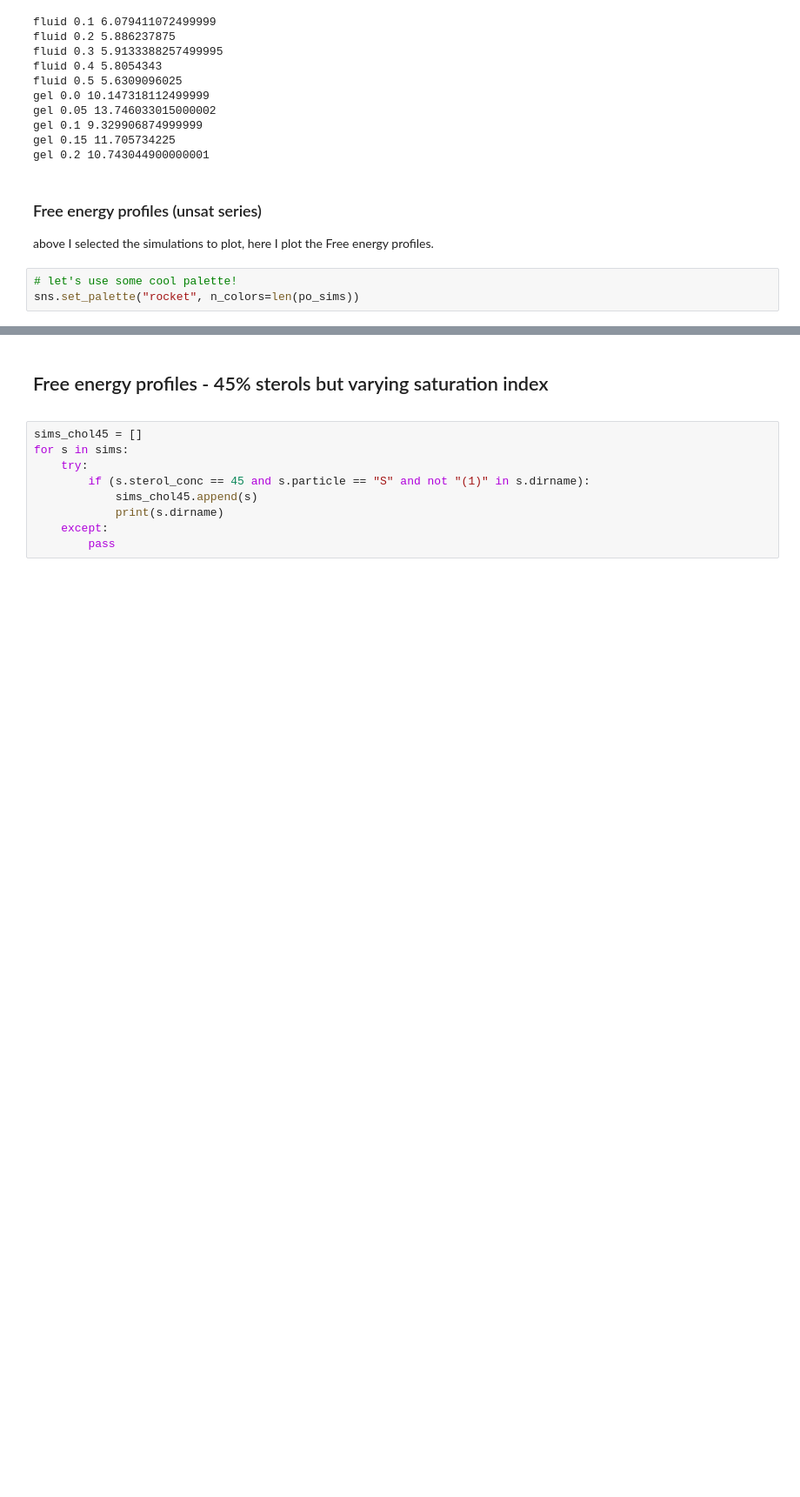
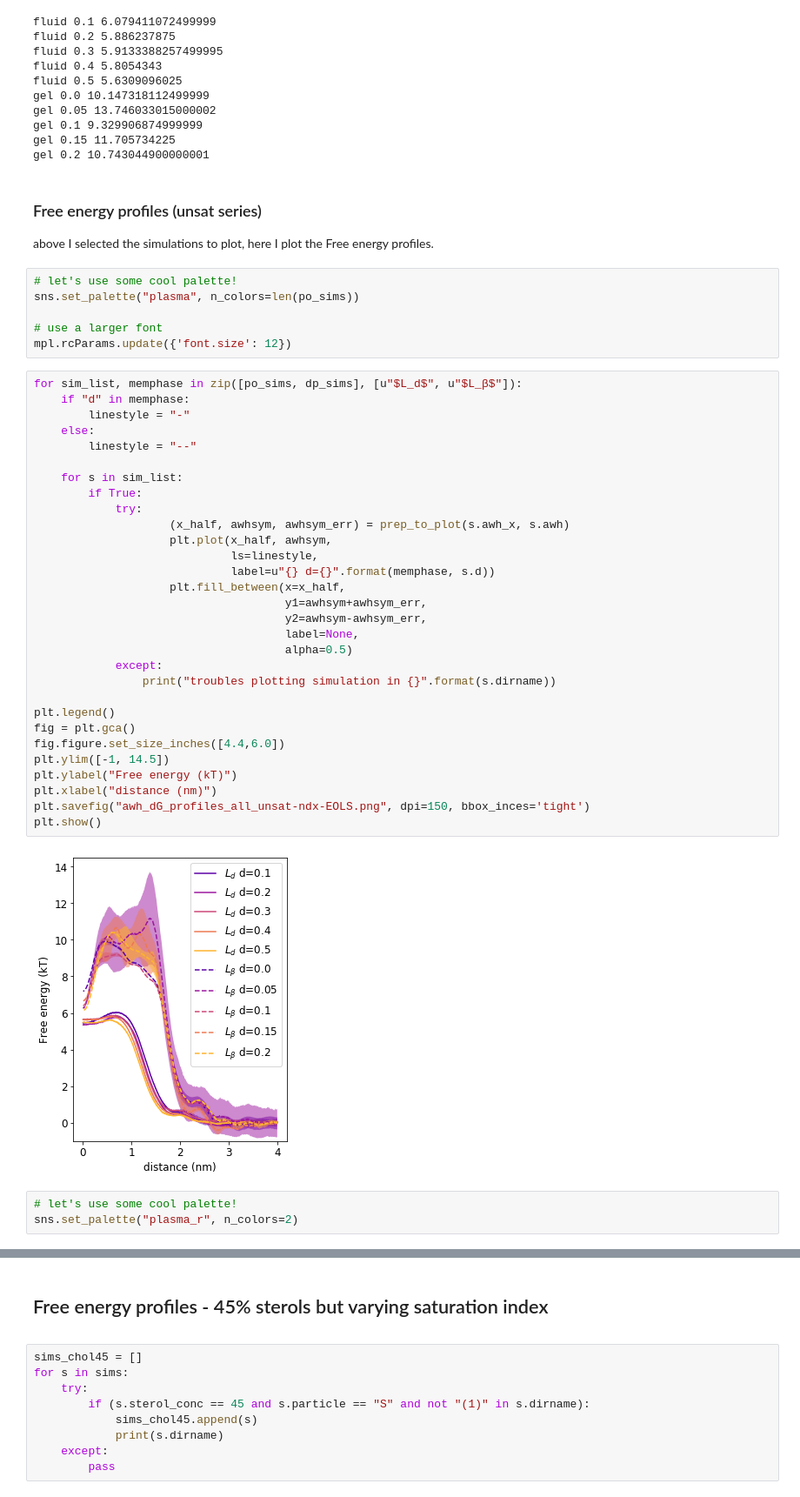
Before and after one commit to jmelcr/permeability, a Jupyter notebook: martini3/analysis_martini3_simulations_make_dataFrame.ipynb, the cells around one changed output, grey strips where cells are left out. Shown at 87% size. Saved outputs shown, nothing was run; the diff lists cells and outputs as text; blank space fills up the shorter version.

```diff
--- a/martini3/analysis_martini3_simulations_make_dataFrame.ipynb
+++ b/martini3/analysis_martini3_simulations_make_dataFrame.ipynb
@@ -385,9 +395,47 @@ gel 0.2 10.743044900000001
 ### Free energy profiles (unsat series)
 above I selected the simulations to plot,
 here I plot the Free energy profiles.
+# %%
+# let's use some cool palette!
+sns.set_palette("plasma", n_colors=len(po_sims))
+
+# use a larger font
+mpl.rcParams.update({'font.size': 12})
+# %%
+for sim_list, memphase in zip([po_sims, dp_sims], [u"$L_d$", u"$L_β$"]):
+    if "d" in memphase:
+        linestyle = "-"
+    else:
+        linestyle = "--"
+
+    for s in sim_list:
+        if True:
+            try:
+                    (x_half, awhsym, awhsym_err) = prep_to_plot(s.awh_x, s.awh)
+                    plt.plot(x_half, awhsym,
+                             ls=linestyle,
+                             label=u"{} d={}".format(memphase, s.d))
+                    plt.fill_between(x=x_half,
+                                     y1=awhsym+awhsym_err,
+                                     y2=awhsym-awhsym_err,
+                                     label=None,
+                                     alpha=0.5)
+            except:
+                print("troubles plotting simulation in {}".format(s.dirname))
+
+plt.legend()
+fig = plt.gca()
+fig.figure.set_size_inches([4.4,6.0])
+plt.ylim([-1, 14.5])
+plt.ylabel("Free energy (kT)")
+plt.xlabel("distance (nm)")
+plt.savefig("awh_dG_profiles_all_unsat-ndx-EOLS.png", dpi=150, bbox_inces='tight')
+plt.show()
+# %% [output]
+[figure, added]
 # %%
 # let's use some cool palette!
-sns.set_palette("rocket", n_colors=len(po_sims))
+sns.set_palette("plasma_r", n_colors=2)
 # %%
 for sim_list, memphase in zip([po_sims, dp_sims], [u"$L_d$", u"$L_β$"]):
     if "d" in memphase:
```
Also changed, not shown: parts of 7 cells of this notebook, 19 other files.
